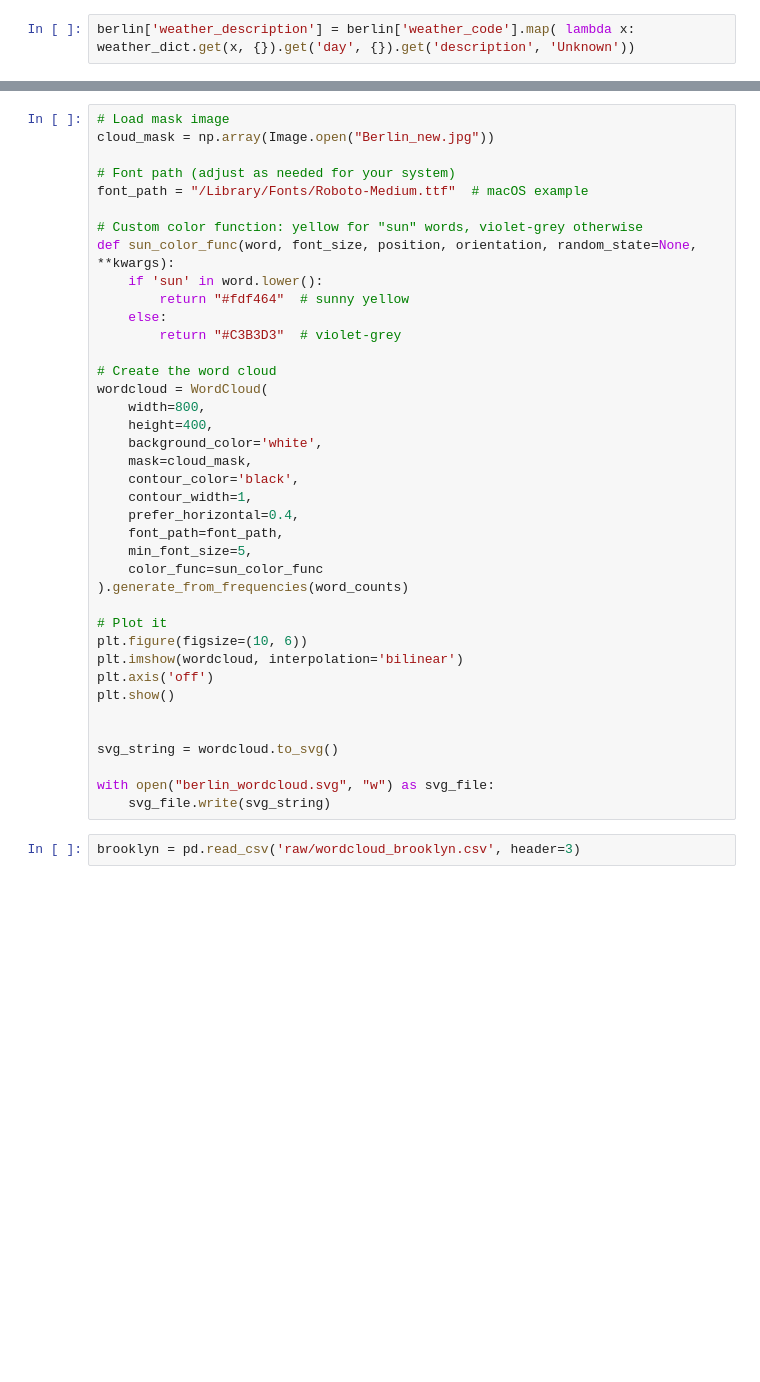
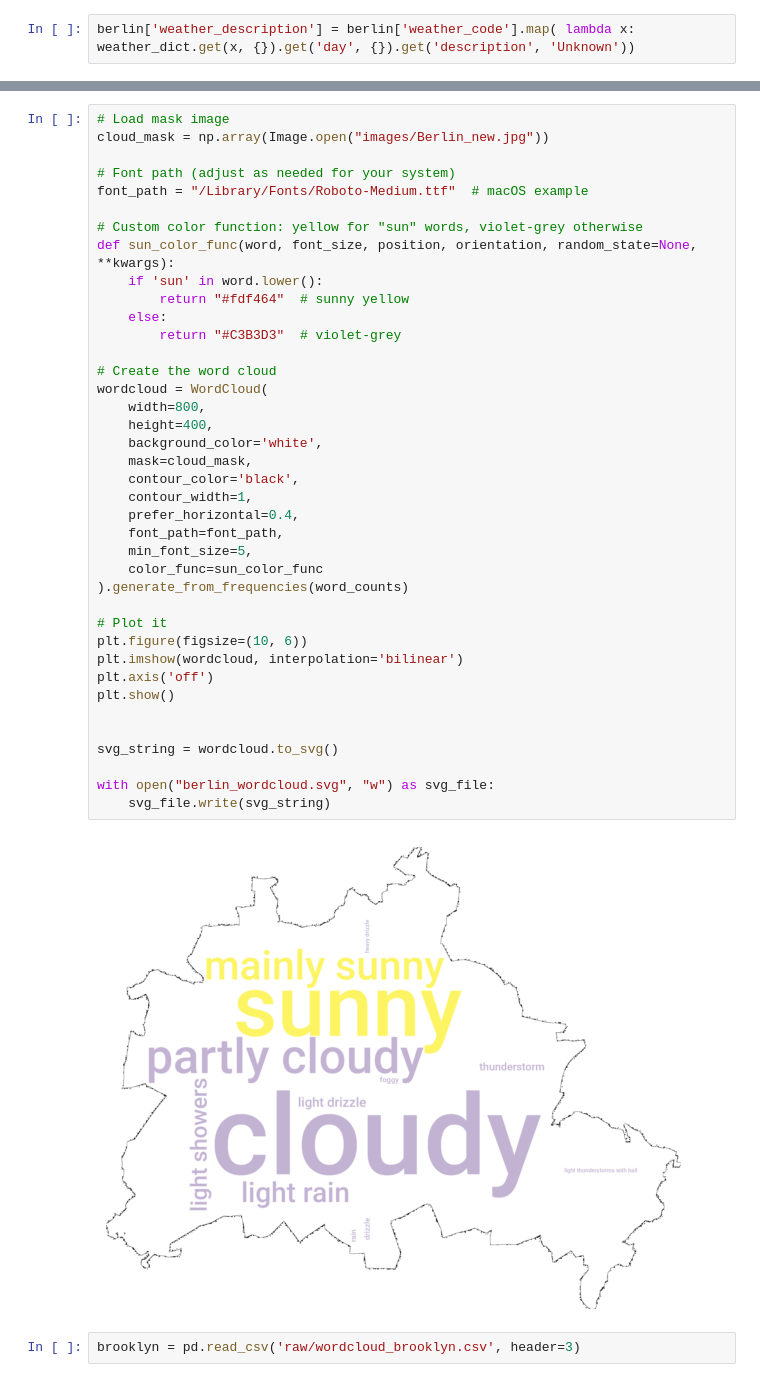
Before and after one commit to helenawittlich/berlin-brooklyn-weather, a Jupyter notebook: Wordcloud.ipynb, the cells around one changed output, grey strips where cells are left out. Drawn from its saved outputs; the diff is of its cells as text; blank space fills up the shorter version.

```diff
--- a/Wordcloud.ipynb
+++ b/Wordcloud.ipynb
@@ -70,6 +79,6 @@ plt.show()
 # %%
 # Load mask image
-cloud_mask = np.array(Image.open("Berlin_new.jpg"))
+cloud_mask = np.array(Image.open("images/Berlin_new.jpg"))
 
 # Font path (adjust as needed for your system)
 font_path = "/Library/Fonts/Roboto-Medium.ttf"  # macOS example
@@ -79,33 +88,35 @@ def sun_color_func(word, font_size, position, orientation, random_state=None, **
     if 'sun' in word.lower():
         return "#fdf464"  # sunny yellow
     else:
         return "#C3B3D3"  # violet-grey
 
 # Create the word cloud
 wordcloud = WordCloud(
     width=800,
     height=400,
     background_color='white',
     mask=cloud_mask,
     contour_color='black',
     contour_width=1,
     prefer_horizontal=0.4,
     font_path=font_path,
     min_font_size=5,
     color_func=sun_color_func
 ).generate_from_frequencies(word_counts)
 
 # Plot it
 plt.figure(figsize=(10, 6))
 plt.imshow(wordcloud, interpolation='bilinear')
 plt.axis('off')
 plt.show()
 
 
 svg_string = wordcloud.to_svg()
 
 with open("berlin_wordcloud.svg", "w") as svg_file:
     svg_file.write(svg_string)
+# %% [output]
+[figure, added]
 # %%
 brooklyn = pd.read_csv('raw/wordcloud_brooklyn.csv', header=3)
 # %%
```
Also changed, not shown: parts of 3 cells of this notebook, 18 other files.
